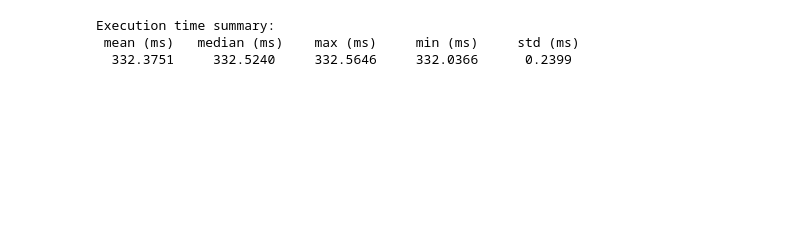
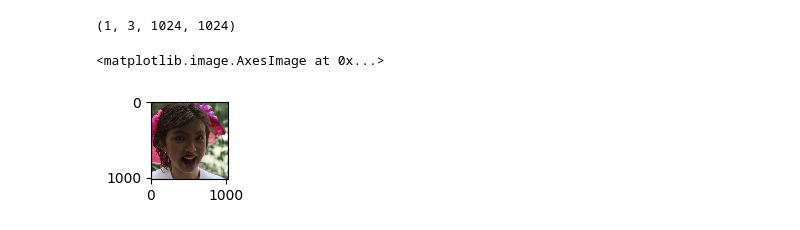
Before and after one commit to sammysun0711/stylegan2-ada-pytorch, a Jupyter notebook: convert_model.ipynb, the cells around one changed output. Cells and saved outputs as stored; diff of their text form; code cells hidden in the pictures; blank space fills up the shorter version.

Commit message:
Add openvino support

```diff
--- a/convert_model.ipynb
+++ b/convert_model.ipynb
@@ -330,31 +276,21 @@ Greatest relative difference: 5337.717123287671 at index (0, 1, 24, 26) (up to 1
-# %%
-import tvm
-
-def run_gpu(mod, params, z_np):
-
-    target = tvm.target.Target(
-        "cuda",
-        host="llvm -mtriple=x86_64-linux-gnu -mcpu=core-avx2")
-    dev = tvm.gpu(0)
-    with tvm.transform.PassContext(opt_level=3):
-        lib = relay.build(mod, target=target, params=params)
-    from tvm.contrib import graph_executor
-
-    dtype = "float32"
-    input_name = "input0"
-    m = graph_executor.GraphModule(lib["default"](dev))
-    # Set inputs
-    m.set_input(input_name, tvm.nd.array(z_np.astype(dtype)))
-    # Execute
-    m.run()
-    # Get outputs
-    tvm_output = m.get_output(0)
-    print(m.benchmark(dev, number=10, repeat=3))
-    return tvm_output
-
-# test with first item
-#tvm_out = run_gpu(mod, params, z.cpu().numpy()[0, :])
-# %% [output]
-Execution time summary:
- mean (ms)   median (ms)    max (ms)     min (ms)     std (ms)
-  332.3751     332.5240     332.5646     332.0366      0.2399
+# %%
+import openvino.runtime as ov
+core = ov.Core()
+compiled_model = core.compile_model("ffhq.onnx", "CPU")
+
+test_input_datas = {"input0": np.random.rand(1, 512).astype(np.float32)}
+#test_input_datas = {"input0": z2.detach().numpy().astype(np.float32)}
+results = compiled_model(test_input_datas)
+out = results[compiled_model.output(0)]
+print(out.shape)
+grid = torchvision.utils.make_grid(torch.from_numpy(out), nrow=grid_dim)
+grid = (grid * 127.5 + 128).clamp(0, 255).to(torch.uint8)
+
+img = grid.detach().numpy()
+img = np.transpose(img, (1, 2 ,0))
+plt.figure(figsize = (grid_dim, grid_dim))
+plt.imshow(img, interpolation='nearest')
+# %% [output]
+(1, 3, 1024, 1024)
+<matplotlib.image.AxesImage at 0x...>
+[figure, added]
```
Also changed, not shown: parts of 7 cells of this notebook.
